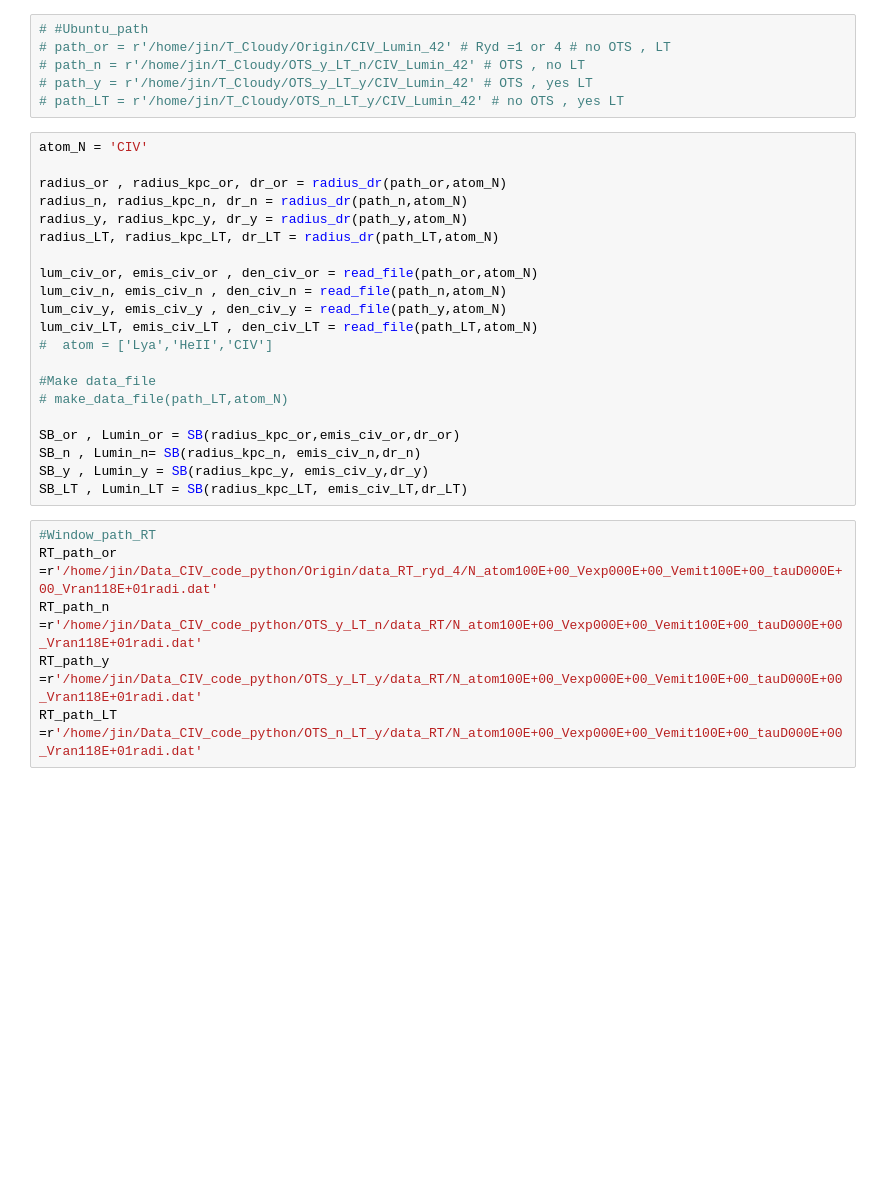
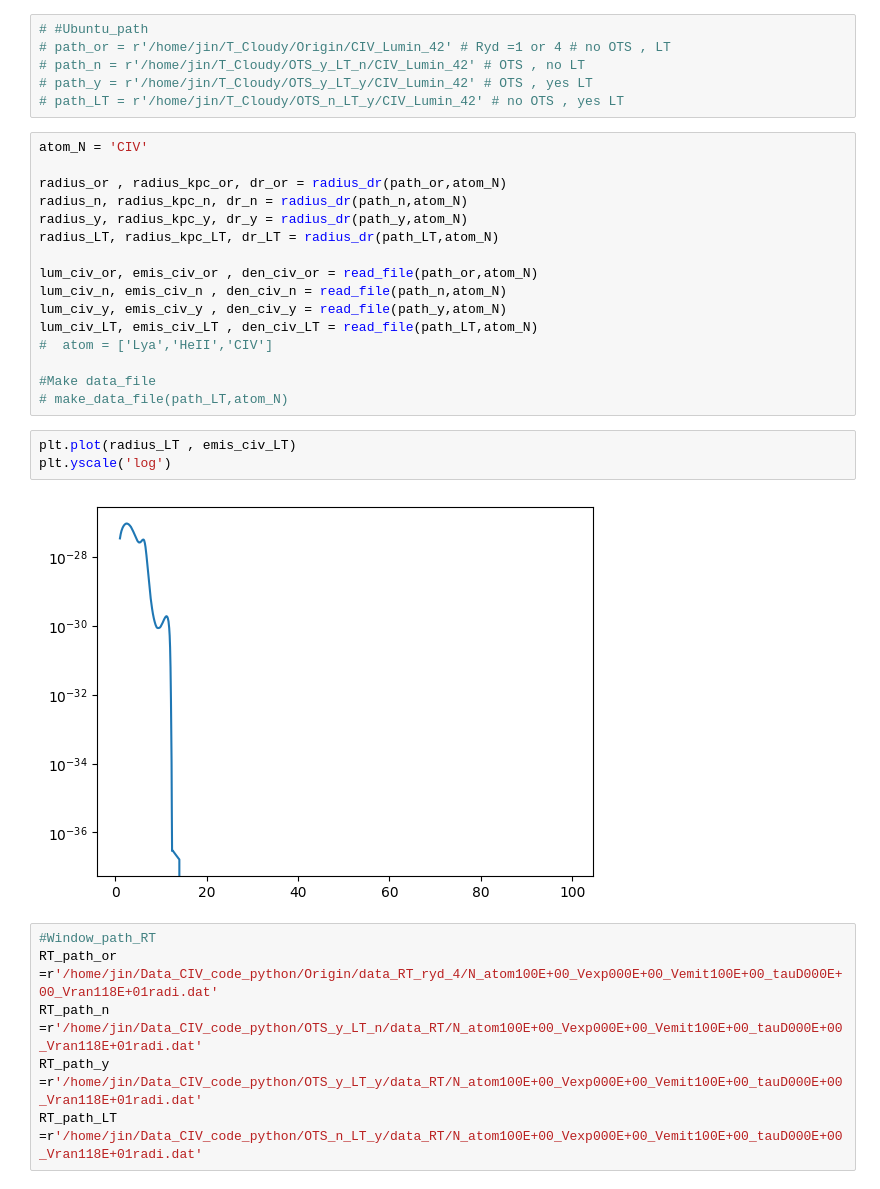
Before and after one commit to jin981016/Data_CIV_code_python, a Jupyter notebook: CLOUDY_Data.ipynb, the cells around one changed output. Drawn from its saved outputs; the diff is of its cells as text; blank space fills up the shorter version.

```diff
--- a/CLOUDY_Data.ipynb
+++ b/CLOUDY_Data.ipynb
@@ -155,11 +161,11 @@ lum_civ_LT, emis_civ_LT , den_civ_LT = read_file(path_LT,atom_N)
 
 #Make data_file
 # make_data_file(path_LT,atom_N)
-
-SB_or , Lumin_or = SB(radius_kpc_or,emis_civ_or,dr_or)
-SB_n , Lumin_n= SB(radius_kpc_n, emis_civ_n,dr_n)
-SB_y , Lumin_y = SB(radius_kpc_y, emis_civ_y,dr_y)
-SB_LT , Lumin_LT = SB(radius_kpc_LT, emis_civ_LT,dr_LT)
+# %%
+plt.plot(radius_LT , emis_civ_LT)
+plt.yscale('log')
+# %% [output]
+[figure, added]
 # %%
 #Window_path_RT
 RT_path_or =r'/home/jin/Data_CIV_code_python/Origin/data_RT_ryd_4/N_atom100E+00_Vexp000E+00_Vemit100E+00_tauD000E+00_Vran118E+01radi.dat'
```
Also changed, not shown: parts of 6 cells of this notebook.
